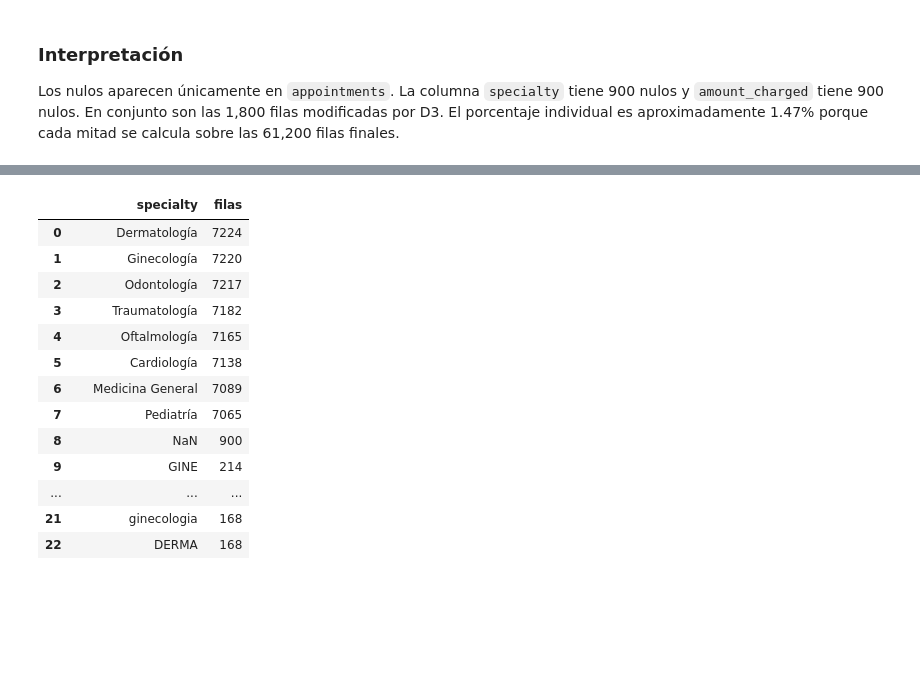
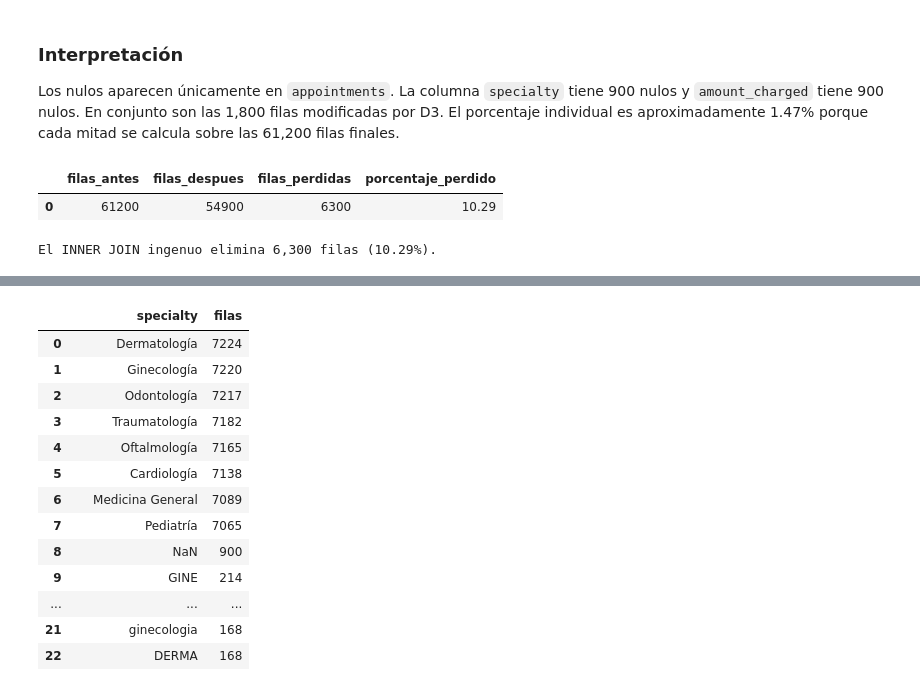
Before and after one commit to IFLH08/Examen_A01785078_Leon, a Jupyter notebook: notebooks/01_exploracion.ipynb, the cells around one changed output, grey strips where cells are left out. Saved outputs shown, nothing was run; the diff lists cells and outputs as text; code cells hidden in the pictures; blank space fills up the shorter version.

```diff
--- a/notebooks/01_exploracion.ipynb
+++ b/notebooks/01_exploracion.ipynb
@@ -120,3 +120,34 @@ display(null_report)
 ### Interpretación
 
 Los nulos aparecen únicamente en `appointments`. La columna `specialty` tiene 900 nulos y `amount_charged` tiene 900 nulos. En conjunto son las 1,800 filas modificadas por D3. El porcentaje individual es aproximadamente 1.47% porque cada mitad se calcula sobre las 61,200 filas finales.
+# %%
+rows_before_join = len(appointments)
+
+naive_join = appointments.merge(
+    patients,
+    on="patient_id",
+    how="inner",
+    validate="many_to_one",
+).merge(
+    rates,
+    on=["clinic_code", "specialty"],
+    how="inner",
+    validate="many_to_one",
+)
+
+rows_after_join = len(naive_join)
+rows_lost_join = rows_before_join - rows_after_join
+lost_pct_join = rows_lost_join / rows_before_join * 100
+
+join_impact = pd.DataFrame([{
+    "filas_antes": rows_before_join,
+    "filas_despues": rows_after_join,
+    "filas_perdidas": rows_lost_join,
+    "porcentaje_perdido": round(lost_pct_join, 2),
+}])
+display(join_impact)
+print(f"El INNER JOIN ingenuo elimina {rows_lost_join:,} filas ({lost_pct_join:.2f}%).")
+# %% [output]
+|  | filas_antes | filas_despues | filas_perdidas | porcentaje_perdido |
+| 0 | 61200 | 54900 | 6300 | 10.29 |
+El INNER JOIN ingenuo elimina 6,300 filas (10.29%).
```
Also changed, not shown: parts of 3 cells of this notebook, 27 other files.
